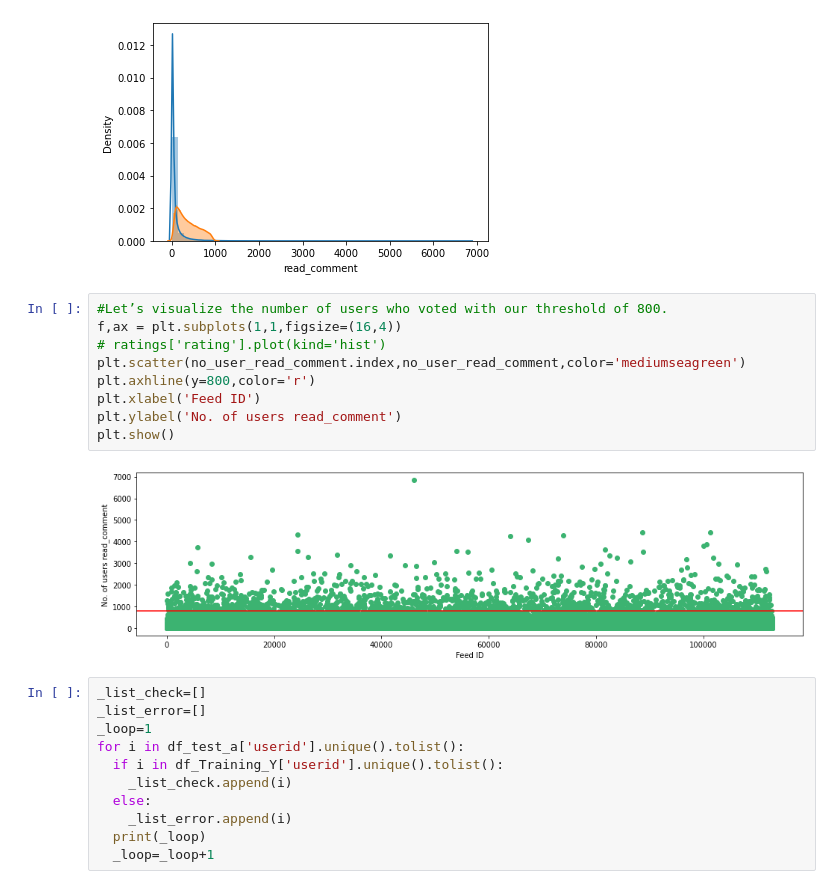
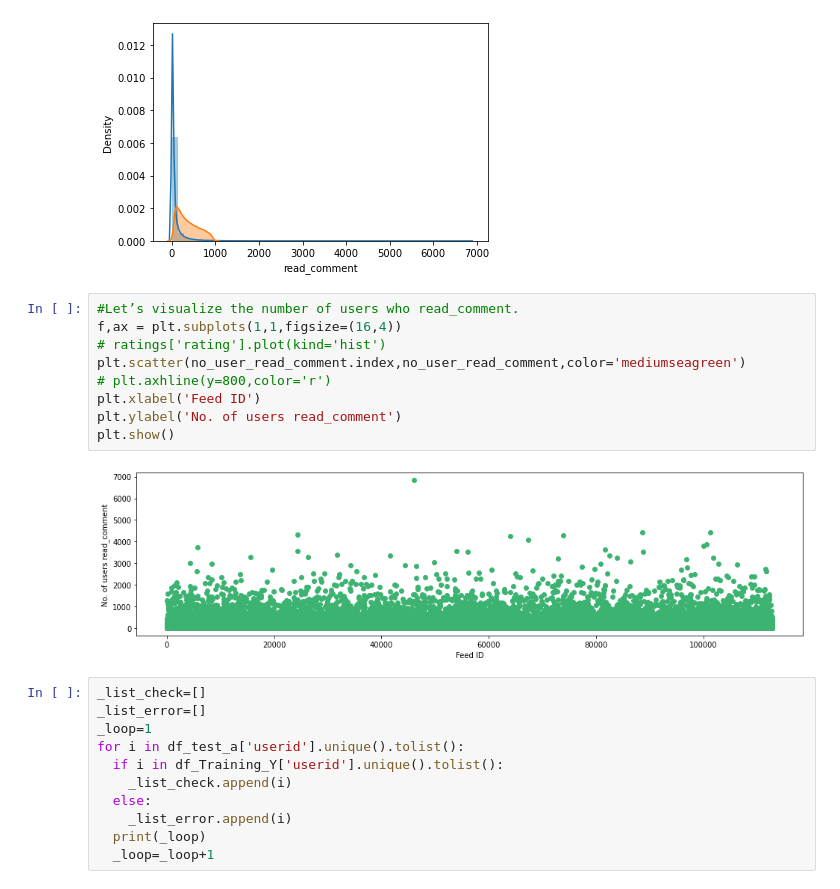
Before and after one commit to freedomszeto/WeChatCompetition_2021, a Jupyter notebook: WeChat_Data_competition_Freedom.ipynb, the cells around one changed output. Drawn from its saved outputs; the diff is of its cells as text.

```diff
--- a/WeChat_Data_competition_Freedom.ipynb
+++ b/WeChat_Data_competition_Freedom.ipynb
@@ -295,16 +295,16 @@ sns.distplot(no_feed_read_comment)
 <matplotlib.axes._subplots.AxesSubplot at 0x...>
 [figure]
 # %%
-#Let’s visualize the number of users who voted with our threshold of 800.
+#Let’s visualize the number of users who read_comment.
 f,ax = plt.subplots(1,1,figsize=(16,4))
 # ratings['rating'].plot(kind='hist')
 plt.scatter(no_user_read_comment.index,no_user_read_comment,color='mediumseagreen')
-plt.axhline(y=800,color='r')
+# plt.axhline(y=800,color='r')
 plt.xlabel('Feed ID')
 plt.ylabel('No. of users read_comment')
 plt.show()
 # %% [output]
-[figure, old version]
+[figure, new version]
 # %%
 _list_check=[]
 _list_error=[]
```
